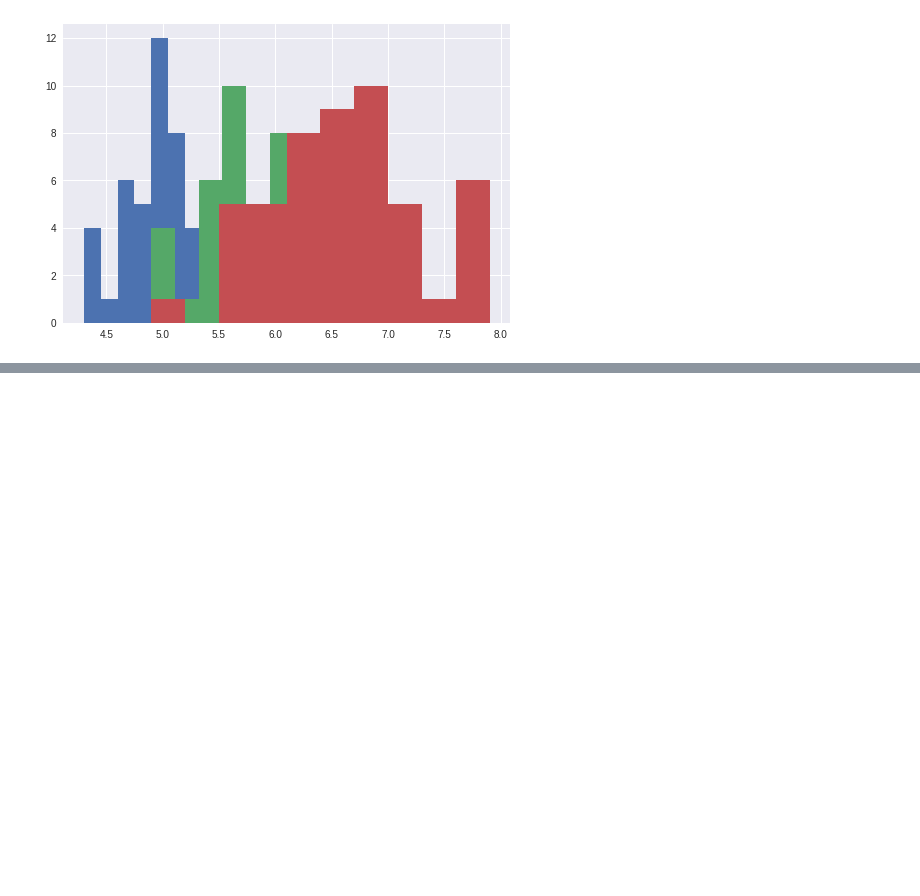
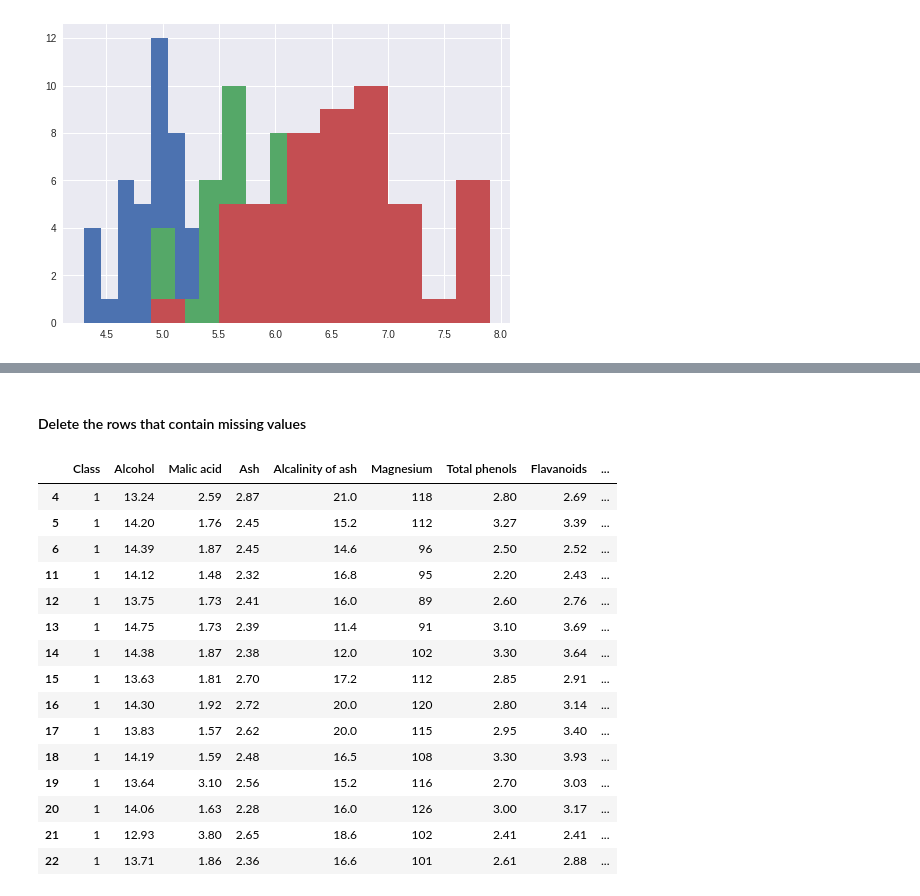
Before and after one commit to ayan59dutta/Assignment-3, a Jupyter notebook: ayan59dutta.ipynb, the cells around one changed output, grey strips where cells are left out. Cells and saved outputs as stored; diff of their text form; code cells hidden in the pictures; blank space fills up the shorter version.

```diff
--- a/ayan59dutta.ipynb
+++ b/ayan59dutta.ipynb
@@ -501,0 +659,22 @@ plt.hist(virginica['sepal_length'])
+# %% [markdown]
+#### Delete the rows that contain missing values
+# %%
+wine_df.dropna(inplace=True)
+wine_df.head(15)
+# %% [output]
+|  | Class | Alcohol | Malic acid | Ash | Alcalinity of ash | Magnesium | Total phenols | Flavanoids | ... |
+| 4 | 1 | 13.24 | 2.59 | 2.87 | 21.0 | 118 | 2.80 | 2.69 | ... |
+| 5 | 1 | 14.20 | 1.76 | 2.45 | 15.2 | 112 | 3.27 | 3.39 | ... |
+| 6 | 1 | 14.39 | 1.87 | 2.45 | 14.6 | 96 | 2.50 | 2.52 | ... |
+| 11 | 1 | 14.12 | 1.48 | 2.32 | 16.8 | 95 | 2.20 | 2.43 | ... |
+| 12 | 1 | 13.75 | 1.73 | 2.41 | 16.0 | 89 | 2.60 | 2.76 | ... |
+| 13 | 1 | 14.75 | 1.73 | 2.39 | 11.4 | 91 | 3.10 | 3.69 | ... |
+| 14 | 1 | 14.38 | 1.87 | 2.38 | 12.0 | 102 | 3.30 | 3.64 | ... |
+| 15 | 1 | 13.63 | 1.81 | 2.70 | 17.2 | 112 | 2.85 | 2.91 | ... |
+| 16 | 1 | 14.30 | 1.92 | 2.72 | 20.0 | 120 | 2.80 | 3.14 | ... |
+| 17 | 1 | 13.83 | 1.57 | 2.62 | 20.0 | 115 | 2.95 | 3.40 | ... |
+| 18 | 1 | 14.19 | 1.59 | 2.48 | 16.5 | 108 | 3.30 | 3.93 | ... |
+| 19 | 1 | 13.64 | 3.10 | 2.56 | 15.2 | 116 | 2.70 | 3.03 | ... |
+| 20 | 1 | 14.06 | 1.63 | 2.28 | 16.0 | 126 | 3.00 | 3.17 | ... |
+| 21 | 1 | 12.93 | 3.80 | 2.65 | 18.6 | 102 | 2.41 | 2.41 | ... |
+| 22 | 1 | 13.71 | 1.86 | 2.36 | 16.6 | 101 | 2.61 | 2.88 | ... |
```
Also changed, not shown: parts of 28 cells of this notebook.
